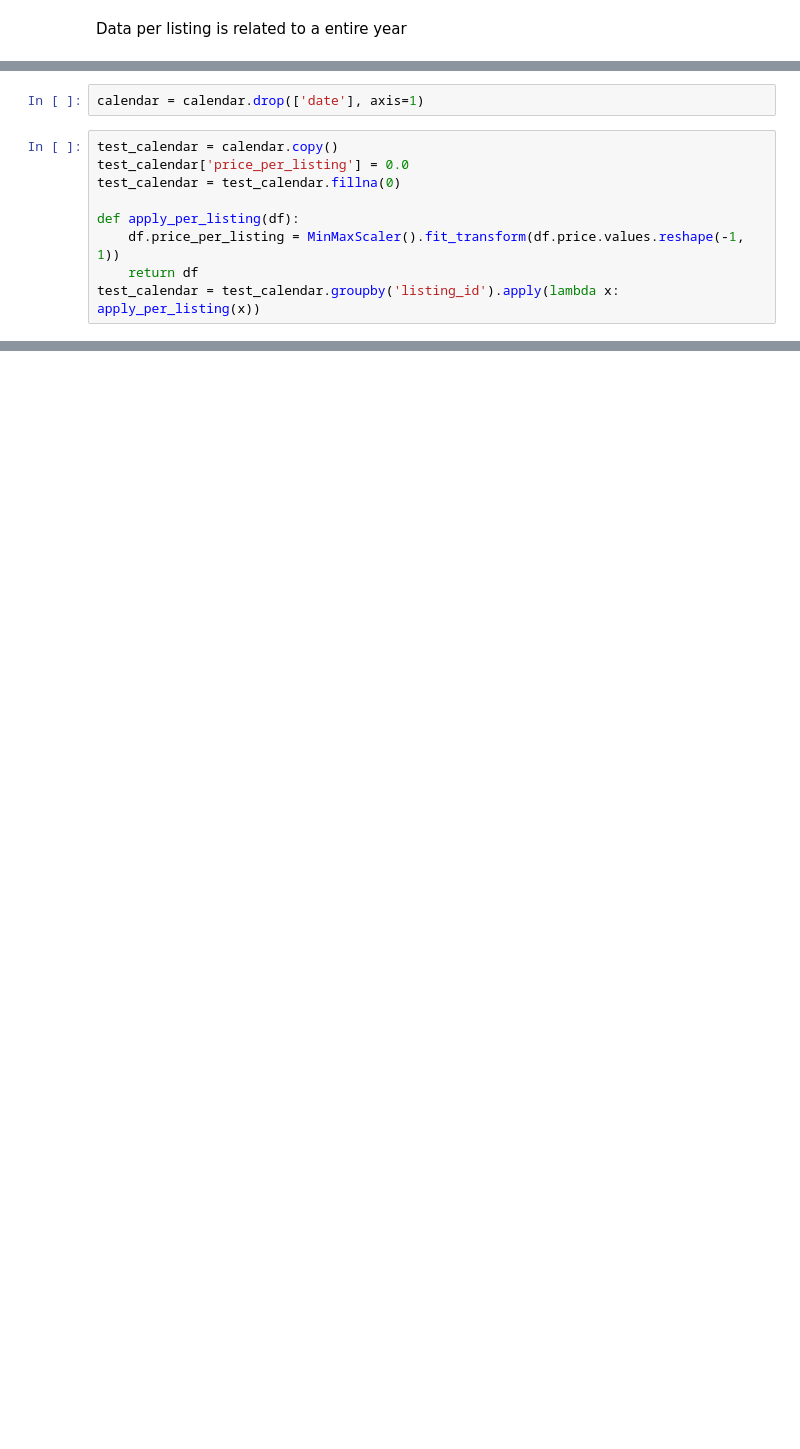
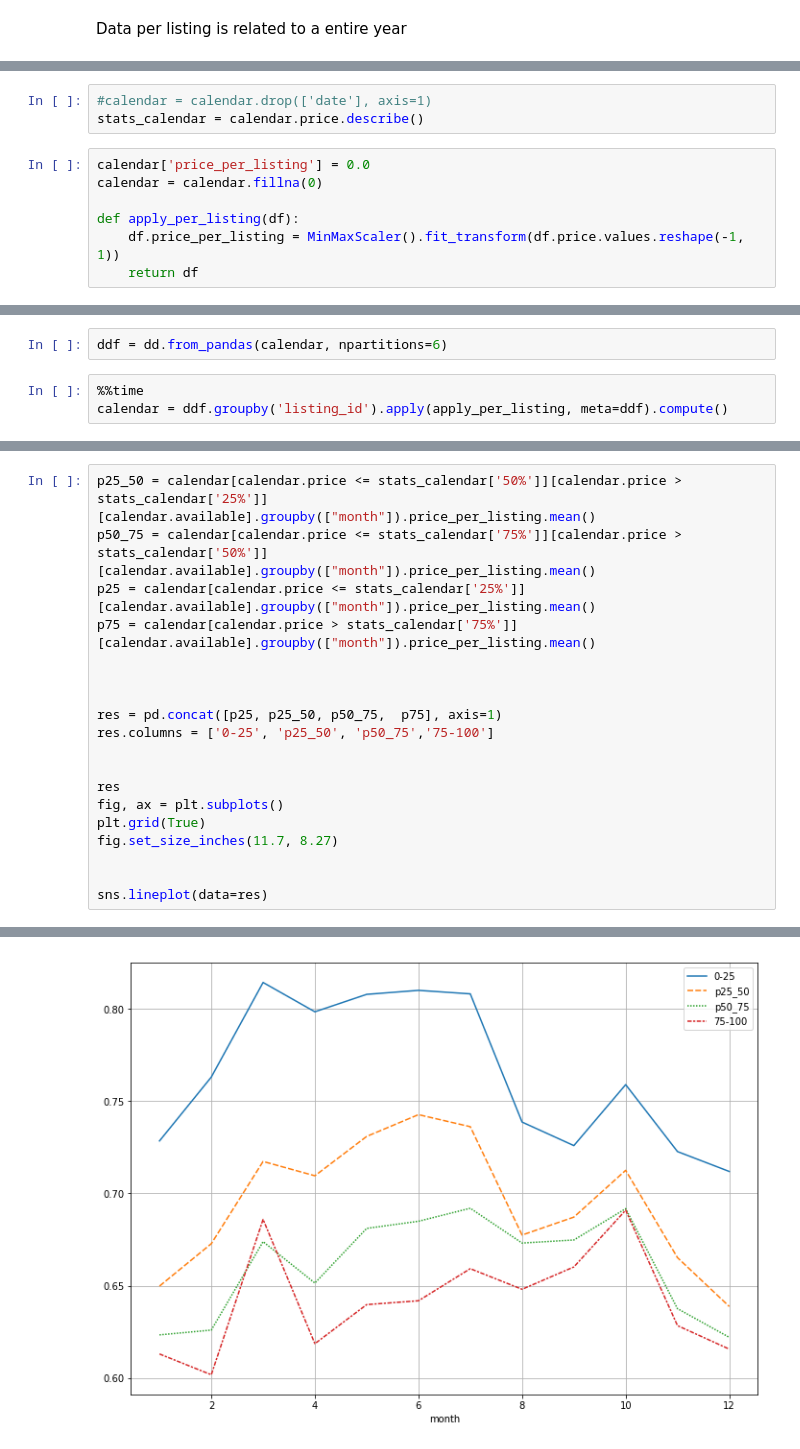
Before and after one commit to javierivanov/airbnbDSND, a Jupyter notebook: Airbnb_explanatory_analysis.ipynb, the cells around one changed output, grey strips where cells are left out. Saved outputs shown, nothing was run; the diff lists cells and outputs as text; blank space fills up the shorter version.

```diff
--- a/Airbnb_explanatory_analysis.ipynb
+++ b/Airbnb_explanatory_analysis.ipynb
@@ -125,11 +128,10 @@ Wall time: 1min 15s
 # %%
-calendar = calendar.drop(['date'], axis=1)
+#calendar = calendar.drop(['date'], axis=1)
+stats_calendar = calendar.price.describe()
 # %%
-test_calendar = calendar.copy()
-test_calendar['price_per_listing'] = 0.0
-test_calendar = test_calendar.fillna(0)
+calendar['price_per_listing'] = 0.0
+calendar = calendar.fillna(0)
 
 def apply_per_listing(df):
     df.price_per_listing = MinMaxScaler().fit_transform(df.price.values.reshape(-1, 1))
     return df
-test_calendar = test_calendar.groupby('listing_id').apply(lambda x: apply_per_listing(x))
@@ -141,0 +138,5 @@ TypeError: 'function' object is not iterable
+# %%
+ddf = dd.from_pandas(calendar, npartitions=6)
+# %%
+%%time
+calendar = ddf.groupby('listing_id').apply(apply_per_listing, meta=ddf).compute()
@@ -141,0 +145,20 @@ TypeError: 'function' object is not iterable
+# %%
+p25_50 = calendar[calendar.price <= stats_calendar['50%']][calendar.price > stats_calendar['25%']][calendar.available].groupby(["month"]).price_per_listing.mean()
+p50_75 = calendar[calendar.price <= stats_calendar['75%']][calendar.price > stats_calendar['50%']][calendar.available].groupby(["month"]).price_per_listing.mean()
+p25 = calendar[calendar.price <= stats_calendar['25%']][calendar.available].groupby(["month"]).price_per_listing.mean()
+p75 = calendar[calendar.price > stats_calendar['75%']][calendar.available].groupby(["month"]).price_per_listing.mean()
+
+
+
+res = pd.concat([p25, p25_50, p50_75,  p75], axis=1)
+res.columns = ['0-25', 'p25_50', 'p50_75','75-100']
+
+
+res
+fig, ax = plt.subplots()
+plt.grid(True)
+fig.set_size_inches(11.7, 8.27)
+
+
+sns.lineplot(data=res)
+# %% [output]
@@ -141,0 +166 @@ TypeError: 'function' object is not iterable
+[figure, added]
```
Also changed, not shown: parts of 16 cells of this notebook.
